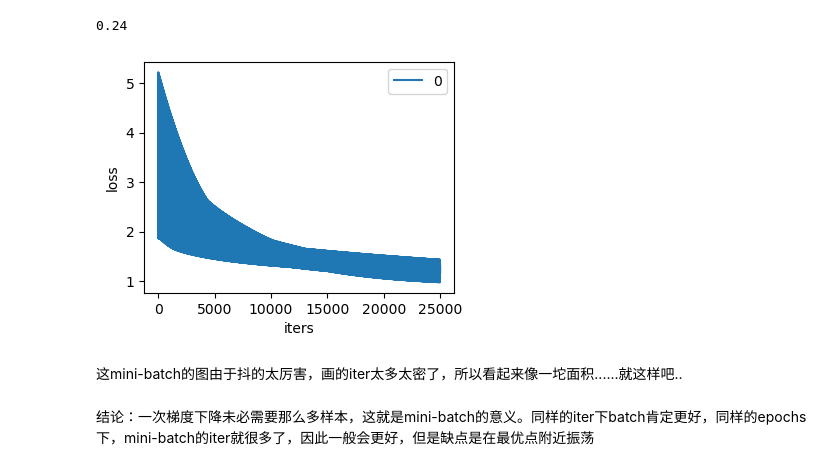
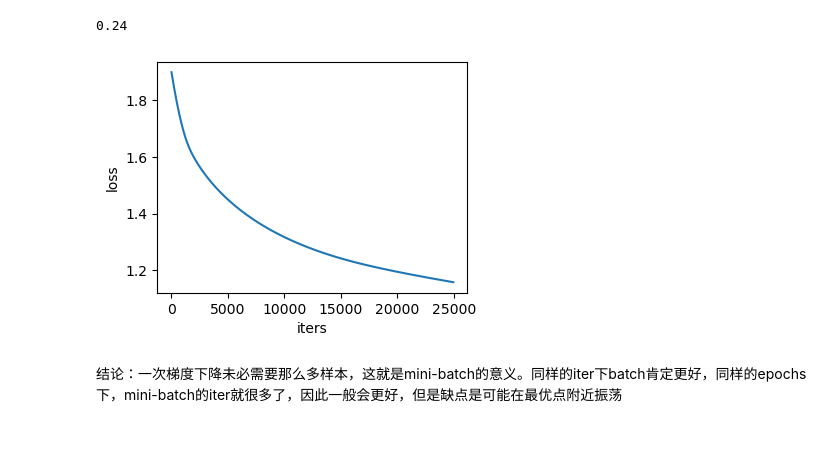
Before and after one commit to s1012480564/Nlp-Beginner, a Jupyter notebook: task1/task1 numpy.ipynb, the cells around one changed output. Saved outputs shown, nothing was run; the diff lists cells and outputs as text; code cells hidden in the pictures; blank space fills up the shorter version.

```diff
--- a/task1/task1 numpy.ipynb
+++ b/task1/task1 numpy.ipynb
@@ -200,15 +200,16 @@ model.score_acc(X_val, y_val)
 # %% [output]
 0.24
 # %%
-loss_history=np.array(loss_history)
+log_step = 50
+loss_history = np.array(loss_history).flatten()
+x = np.arange(0, len(loss_history), log_step)
+y = loss_history[x]
 plt.figure(figsize=(4, 3))
-ax=sns.lineplot(data=loss_history)
+ax = sns.lineplot(x=x, y=y)
 ax.set_xlabel("iters")
 ax.set_ylabel("loss")
 plt.show()
 # %% [output]
-[figure, old version]
+[figure, new version]
-# %% [markdown]
-这mini-batch的图由于抖的太厉害，画的iter太多太密了，所以看起来像一坨面积......就这样吧..
 # %% [markdown]
-结论：一次梯度下降未必需要那么多样本，这就是mini-batch的意义。同样的iter下batch肯定更好，同样的epochs下，mini-batch的iter就很多了，因此一般会更好，但是缺点是在最优点附近振荡
+结论：一次梯度下降未必需要那么多样本，这就是mini-batch的意义。同样的iter下batch肯定更好，同样的epochs下，mini-batch的iter就很多了，因此一般会更好，但是缺点是可能在最优点附近振荡
```
Also changed, not shown: parts of 1 cell of this notebook, 3 other files.
